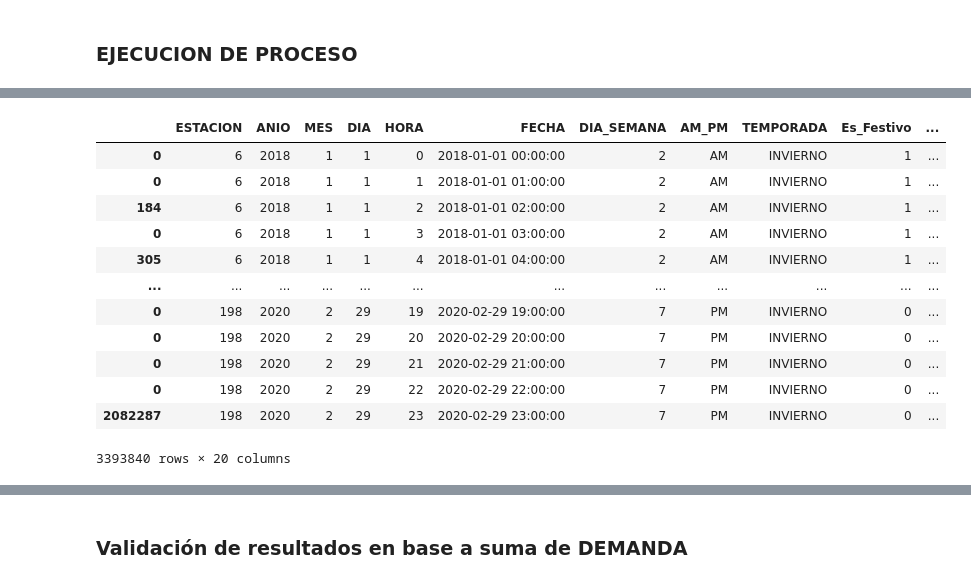
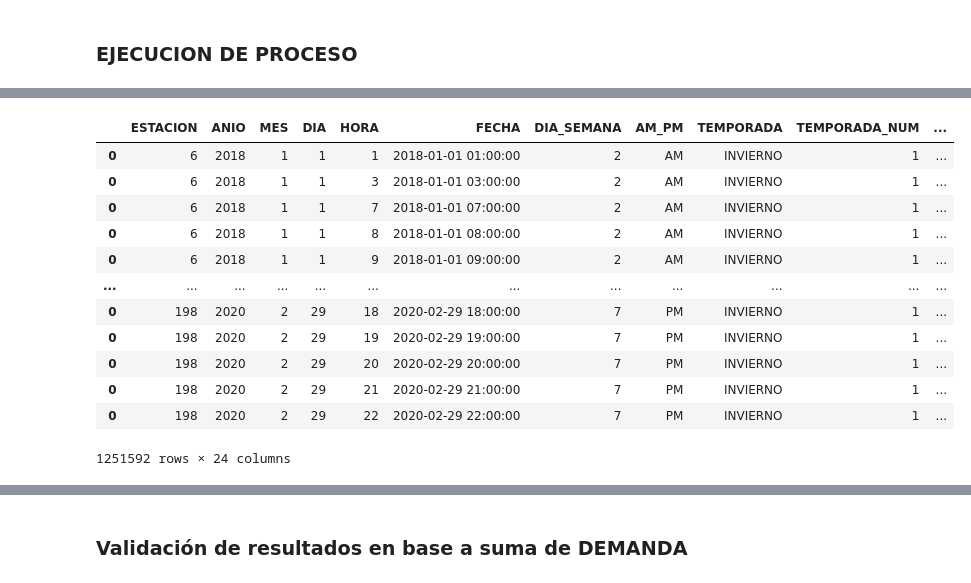
Before and after one commit to tfm2022/bicimad, a Jupyter notebook: Codigo/4. Feature Engineering/BBDD_Final_FechasNulas.ipynb, the cells around one changed output, grey strips where cells are left out. Drawn from its saved outputs; the diff is of its cells as text; code cells hidden in the pictures.

```diff
--- a/Codigo/4. Feature Engineering/BBDD_Final_FechasNulas.ipynb
+++ b/Codigo/4. Feature Engineering/BBDD_Final_FechasNulas.ipynb
@@ -166,0 +171,3 @@ DatetimeIndex(['2018-01-01 00:00:00', '2018-01-01 01:00:00',
+# %%
+clusterFull = df_clusterFull.loc[df_clusterFull['ESTACION'] == df_estaciones[0], ['CLUSTER']].iloc[0]['CLUSTER']
+type(clusterFull)
@@ -167,8 +176,9 @@ DatetimeIndex(['2018-01-01 00:00:00', '2018-01-01 01:00:00',
 # %%
 i=0
-df_final = pd.DataFrame(columns = ['ESTACION','ANIO','MES','DIA','HORA','FECHA','DIA_SEMANA','AM_PM','TEMPORADA',
-                                   'Es_Festivo','Es_FinSemana','TEMPERATURA','VIENTO','PRESION','HUMEDAD',
-                                   'PRECIPITACION_1h','PRECIPITACION_3h','DESC_TIEMPO','DESC_TIEMPO_detalle','DEMANDA'])
+df_final = pd.DataFrame(columns = ['ESTACION', 'ANIO', 'MES', 'DIA', 'HORA', 'FECHA', 'DIA_SEMANA', 'AM_PM', 'TEMPORADA',
+                            'TEMPORADA_NUM', 'Es_Festivo', 'Es_FinSemana', 'TEMPERATURA', 'VIENTO', 'PRESION', 'HUMEDAD',
+                            'PRECIPITACION_1h', 'PRECIPITACION_3h', 'DESC_TIEMPO', 'DESC_TIEMPO_detalle', 'CLUSTER_FullCols',
+                            'CLUSTER_soloGeo', 'CLUSTER_soloDemanda', 'DEMANDA'])
 
 t_ini = time.time()
 
@@ -177,9 +187,10 @@ for estacion in df_estaciones:
 
     df_data = df_tracks[df_tracks['ESTACION']==estacion]
 
-    df_final_estacion = pd.DataFrame(columns = ['ESTACION','ANIO','MES','DIA','HORA','FECHA','DIA_SEMANA','AM_PM','TEMPORADA',
-                                   'Es_Festivo','Es_FinSemana','TEMPERATURA','VIENTO','PRESION','HUMEDAD',
-                                   'PRECIPITACION_1h','PRECIPITACION_3h','DESC_TIEMPO','DESC_TIEMPO_detalle','DEMANDA'])
+    df_final_estacion = pd.DataFrame(columns = ['ESTACION', 'ANIO', 'MES', 'DIA', 'HORA', 'FECHA', 'DIA_SEMANA', 'AM_PM', 'TEMPORADA',
+                            'TEMPORADA_NUM', 'Es_Festivo', 'Es_FinSemana', 'TEMPERATURA', 'VIENTO', 'PRESION', 'HUMEDAD',
+                            'PRECIPITACION_1h', 'PRECIPITACION_3h', 'DESC_TIEMPO', 'DESC_TIEMPO_detalle', 'CLUSTER_FullCols',
+                            'CLUSTER_soloGeo', 'CLUSTER_soloDemanda', 'DEMANDA'])
 
     t_ini_estacion = time.time()
     for fecha in df_dates:
@@ -212,12 +223,20 @@ for estacion in df_estaciones:
         # Variable TEMPORADA
         if fecha.month<=3:
             temporada='INVIERNO'
+            temporada_num=1
         elif fecha.month<=6:
             temporada='PRIMAVERA'
+            temporada_num=2
         elif fecha.month<=9:
             temporada='VERANO'
+            temporada_num=3
         else:
             temporada='OTONO'
+            temporada_num=4
+
+        clusterFull = df_clusterFull.loc[df_clusterFull['ESTACION'] == estacion, ['CLUSTER']].iloc[0]['CLUSTER']
+        clusterGeog = df_clusterGeog.loc[df_clusterGeog['ESTACION'] == estacion, ['CLUSTER']].iloc[0]['CLUSTER']
+        clusterDmnd = df_clusterDmnd.loc[df_clusterDmnd['ESTACION'] == estacion, ['CLUSTER']].iloc[0]['CLUSTER']
 
 
         if fecha not in df_data[df_data['ESTACION']==estacion]['FECHA'].values:
@@ -233,6 +252,7 @@ for estacion in df_estaciones:
                 'DIA_SEMANA': dia_semana,
                 'AM_PM': ampm,
                 'TEMPORADA': temporada,
+                'TEMPORADA_NUM': temporada_num,
                 'Es_Festivo': es_festivo,
                 'Es_FinSemana': es_finsemana,
                 'TEMPERATURA': float(meteo.TEMPERATURA.iloc[0]),
@@ -243,6 +263,9 @@ for estacion in df_estaciones:
                 'PRECIPITACION_3h': float(meteo.PRECIPITACION_3h.iloc[0]),
                 'DESC_TIEMPO': meteo.DESC_TIEMPO.iloc[0],
                 'DESC_TIEMPO_detalle': meteo.DESC_TIEMPO_detalle.iloc[0],
+                'CLUSTER_FullCols': clusterFull,
+                'CLUSTER_soloGeo': clusterGeog,
+                'CLUSTER_soloDemanda': clusterDmnd,
                 'DEMANDA': 0
             }
 
@@ -250,6 +273,8 @@ for estacion in df_estaciones:
 
             #print(meteo.TEMPERATURA.iloc[0])
             df_final_estacion = pd.concat([df_final_estacion, new_row])
+
+            #df = pd.concat([df, i])
         else:
             #print(df_data[(df_data['ESTACION']==estacion) & (df_data['FECHA']==fecha)])
             old_row = df_data[(df_data['ESTACION']==estacion) & (df_data['FECHA']==fecha)]
@@ -287,4 +332,10 @@ Tiempo: 37.18071889877319
 # %%
+df_final['CLUSTER_FullCols'] = df_final['CLUSTER_FullCols'].astype(np.int64)
+df_final['CLUSTER_soloGeo'] = df_final['CLUSTER_soloGeo'].astype(np.int64)
+df_final['CLUSTER_soloDemanda'] = df_final['CLUSTER_soloDemanda'].astype(np.int64)
+df_final['TEMPORADA_NUM'] = df_final['TEMPORADA_NUM'].astype(np.int64)
+df_final['DEMANDA'] = df_final['DEMANDA'].astype(np.int64)
+
 df_final.info()
 # %% [output]
 <class 'pandas.core.frame.DataFrame'>
@@ -307,16 +374,16 @@ memory usage: 543.8+ MB
 # %%
-df_final
+df_final[df_final['DEMANDA']==0]
 # %% [output]
-|  | ESTACION | ANIO | MES | DIA | HORA | FECHA | DIA_SEMANA | AM_PM | TEMPORADA | Es_Festivo | ... |
-| 0 | 6 | 2018 | 1 | 1 | 0 | 2018-01-01 00:00:00 | 2 | AM | INVIERNO | 1 | ... |
+|  | ESTACION | ANIO | MES | DIA | HORA | FECHA | DIA_SEMANA | AM_PM | TEMPORADA | TEMPORADA_NUM | ... |
 | 0 | 6 | 2018 | 1 | 1 | 1 | 2018-01-01 01:00:00 | 2 | AM | INVIERNO | 1 | ... |
-| 184 | 6 | 2018 | 1 | 1 | 2 | 2018-01-01 02:00:00 | 2 | AM | INVIERNO | 1 | ... |
 | 0 | 6 | 2018 | 1 | 1 | 3 | 2018-01-01 03:00:00 | 2 | AM | INVIERNO | 1 | ... |
-| 305 | 6 | 2018 | 1 | 1 | 4 | 2018-01-01 04:00:00 | 2 | AM | INVIERNO | 1 | ... |
+| 0 | 6 | 2018 | 1 | 1 | 7 | 2018-01-01 07:00:00 | 2 | AM | INVIERNO | 1 | ... |
+| 0 | 6 | 2018 | 1 | 1 | 8 | 2018-01-01 08:00:00 | 2 | AM | INVIERNO | 1 | ... |
+| 0 | 6 | 2018 | 1 | 1 | 9 | 2018-01-01 09:00:00 | 2 | AM | INVIERNO | 1 | ... |
 | ... | ... | ... | ... | ... | ... | ... | ... | ... | ... | ... | ... |
-| 0 | 198 | 2020 | 2 | 29 | 19 | 2020-02-29 19:00:00 | 7 | PM | INVIERNO | 0 | ... |
-| 0 | 198 | 2020 | 2 | 29 | 20 | 2020-02-29 20:00:00 | 7 | PM | INVIERNO | 0 | ... |
-| 0 | 198 | 2020 | 2 | 29 | 21 | 2020-02-29 21:00:00 | 7 | PM | INVIERNO | 0 | ... |
-| 0 | 198 | 2020 | 2 | 29 | 22 | 2020-02-29 22:00:00 | 7 | PM | INVIERNO | 0 | ... |
-| 2082287 | 198 | 2020 | 2 | 29 | 23 | 2020-02-29 23:00:00 | 7 | PM | INVIERNO | 0 | ... |
+| 0 | 198 | 2020 | 2 | 29 | 18 | 2020-02-29 18:00:00 | 7 | PM | INVIERNO | 1 | ... |
+| 0 | 198 | 2020 | 2 | 29 | 19 | 2020-02-29 19:00:00 | 7 | PM | INVIERNO | 1 | ... |
+| 0 | 198 | 2020 | 2 | 29 | 20 | 2020-02-29 20:00:00 | 7 | PM | INVIERNO | 1 | ... |
+| 0 | 198 | 2020 | 2 | 29 | 21 | 2020-02-29 21:00:00 | 7 | PM | INVIERNO | 1 | ... |
+| 0 | 198 | 2020 | 2 | 29 | 22 | 2020-02-29 22:00:00 | 7 | PM | INVIERNO | 1 | ... |
-3393840 rows × 20 columns
+1251592 rows × 24 columns
```
Also changed, not shown: parts of 18 cells of this notebook, 22 other files.
